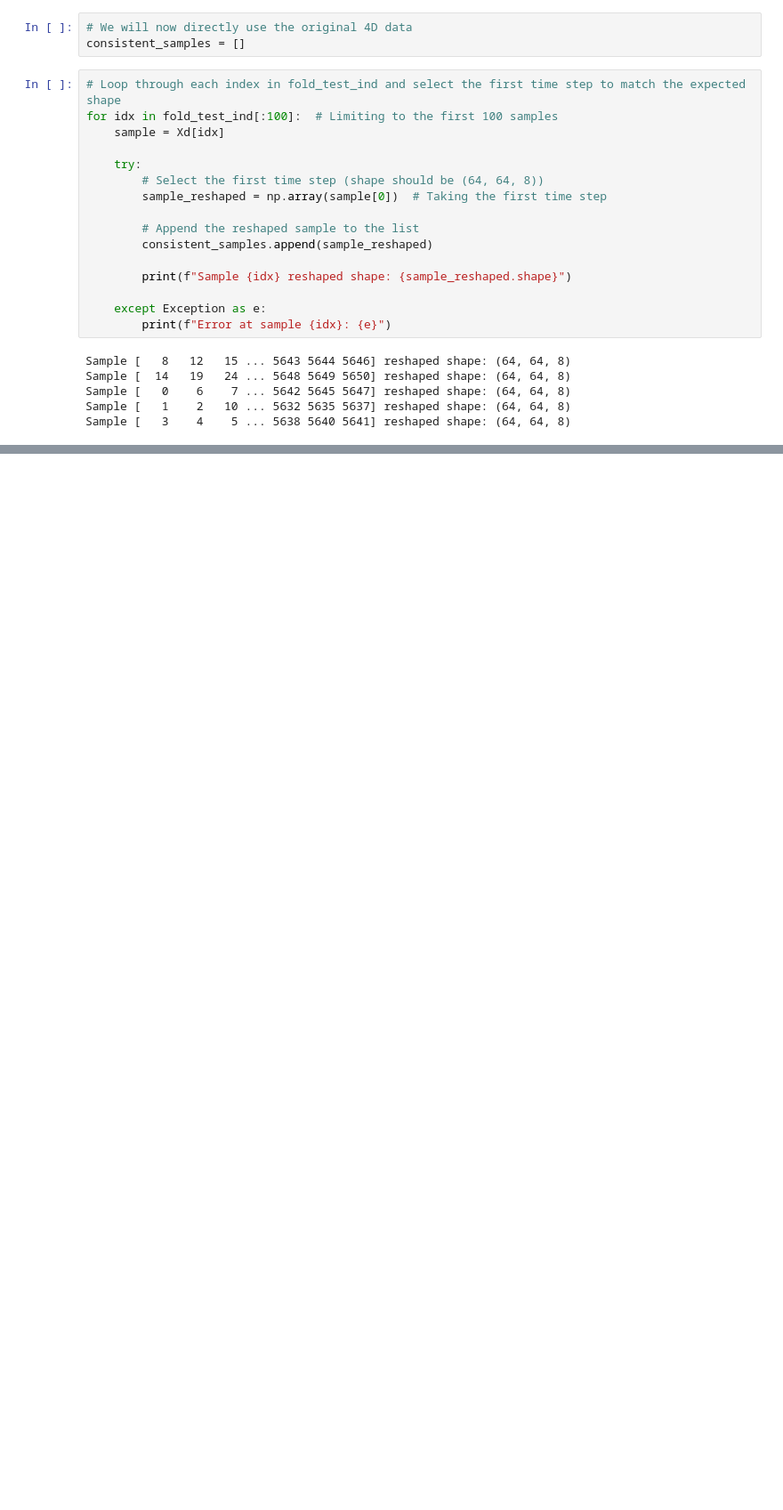
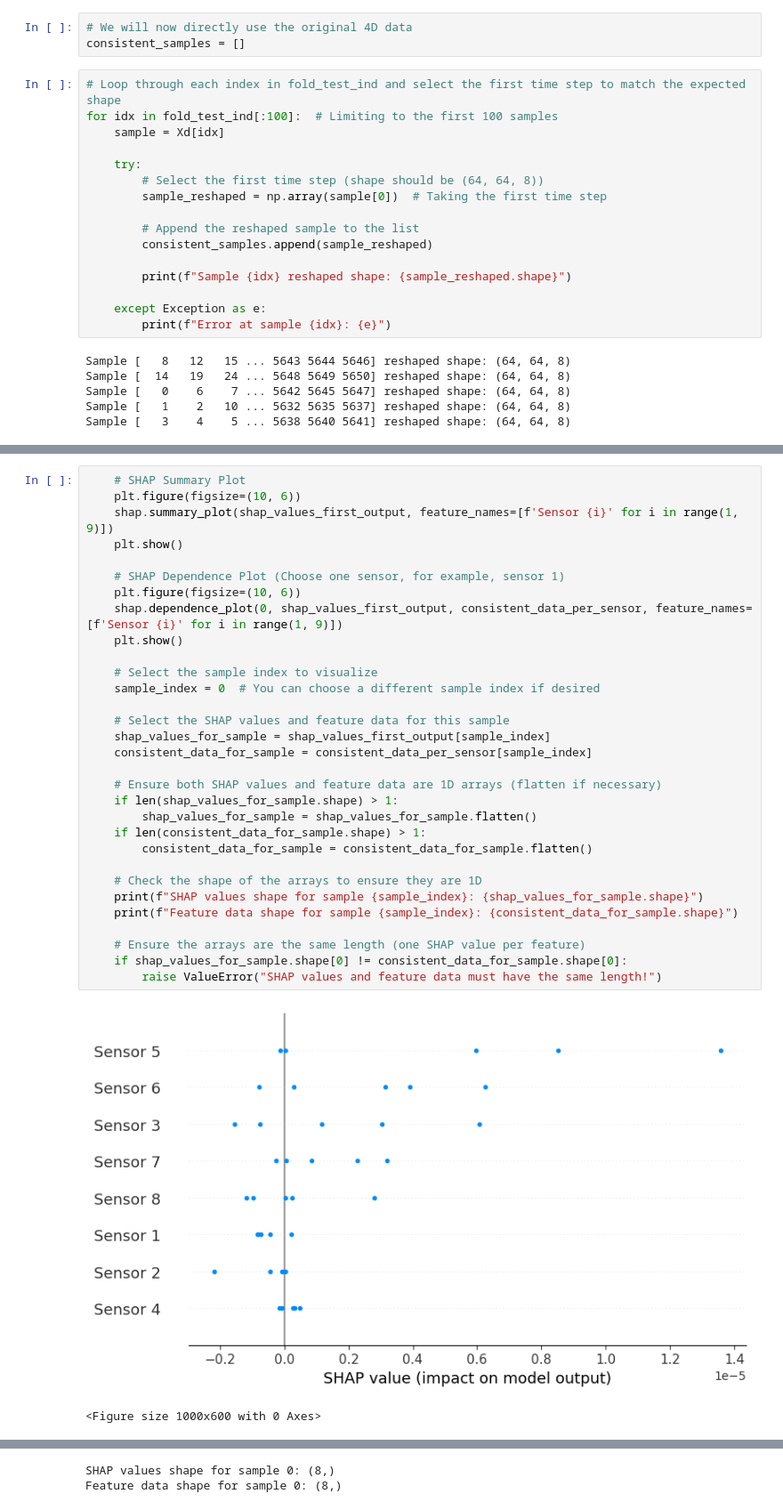
Before and after one commit to sadrireza/Neural-Networks, a Jupyter notebook: TIL Reza-Shap Implemented.ipynb, the cells around one changed output, grey strips where cells are left out. Shown: that part at 89% size. Cells and saved outputs as stored; diff of their text form; blank space fills up the shorter version.

```diff
--- a/TIL Reza-Shap Implemented.ipynb
+++ b/TIL Reza-Shap Implemented.ipynb
@@ -113,0 +249,34 @@ Aggregated Data shape: (5, 8)
+# %%
+    # SHAP Summary Plot
+    plt.figure(figsize=(10, 6))
+    shap.summary_plot(shap_values_first_output, feature_names=[f'Sensor {i}' for i in range(1, 9)])
+    plt.show()
+
+    # SHAP Dependence Plot (Choose one sensor, for example, sensor 1)
+    plt.figure(figsize=(10, 6))
+    shap.dependence_plot(0, shap_values_first_output, consistent_data_per_sensor, feature_names=[f'Sensor {i}' for i in range(1, 9)])
+    plt.show()
+
+    # Select the sample index to visualize
+    sample_index = 0  # You can choose a different sample index if desired
+
+    # Select the SHAP values and feature data for this sample
+    shap_values_for_sample = shap_values_first_output[sample_index]
+    consistent_data_for_sample = consistent_data_per_sensor[sample_index]
+
+    # Ensure both SHAP values and feature data are 1D arrays (flatten if necessary)
+    if len(shap_values_for_sample.shape) > 1:
+        shap_values_for_sample = shap_values_for_sample.flatten()
+    if len(consistent_data_for_sample.shape) > 1:
+        consistent_data_for_sample = consistent_data_for_sample.flatten()
+
+    # Check the shape of the arrays to ensure they are 1D
+    print(f"SHAP values shape for sample {sample_index}: {shap_values_for_sample.shape}")
+    print(f"Feature data shape for sample {sample_index}: {consistent_data_for_sample.shape}")
+
+    # Ensure the arrays are the same length (one SHAP value per feature)
+    if shap_values_for_sample.shape[0] != consistent_data_for_sample.shape[0]:
+        raise ValueError("SHAP values and feature data must have the same length!")
+# %% [output]
+[figure, added]
+<Figure size 1000x600 with 0 Axes>
@@ -113,0 +284,2 @@ Aggregated Data shape: (5, 8)
+SHAP values shape for sample 0: (8,)
+Feature data shape for sample 0: (8,)
```
Also changed, not shown: parts of 14 cells of this notebook.
